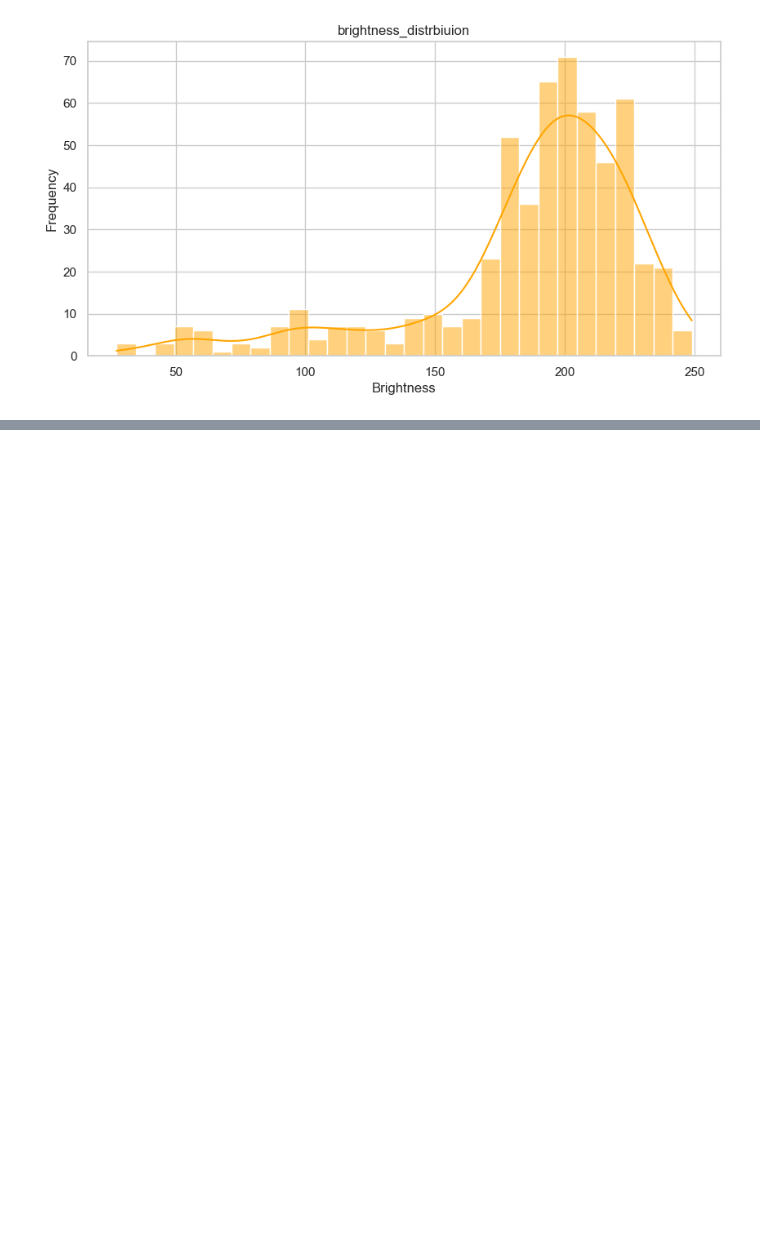
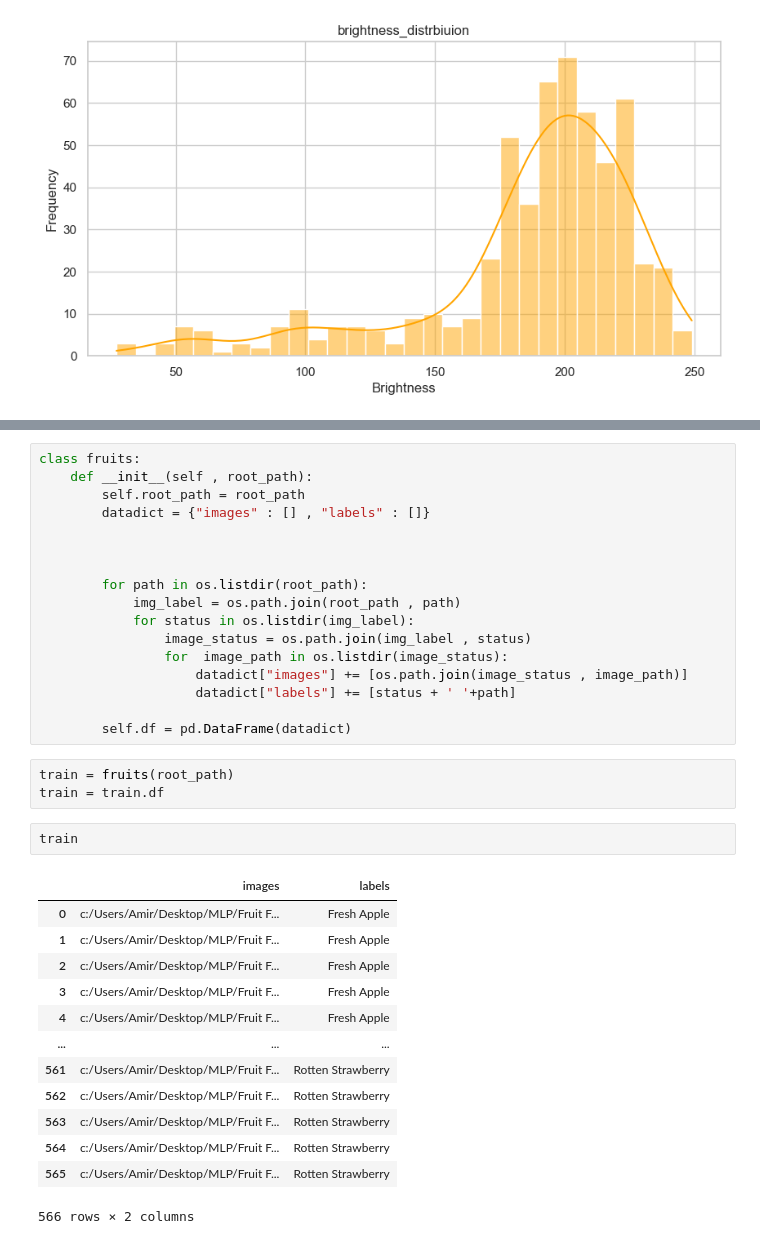
Before and after one commit to Amursen/transformer-models-for-CNN, a Jupyter notebook: main.ipynb, the cells around one changed output, grey strips where cells are left out. Drawn from its saved outputs; the diff is of its cells as text; blank space fills up the shorter version.

```diff
--- a/main.ipynb
+++ b/main.ipynb
@@ -187,0 +198,36 @@ num of labels : 233
+# %%
+class fruits:
+    def __init__(self , root_path):
+        self.root_path = root_path
+        datadict = {"images" : [] , "labels" : []}
+
+
+
+        for path in os.listdir(root_path):
+            img_label = os.path.join(root_path , path)
+            for status in os.listdir(img_label):
+                image_status = os.path.join(img_label , status)
+                for  image_path in os.listdir(image_status):
+                    datadict["images"] += [os.path.join(image_status , image_path)]
+                    datadict["labels"] += [status + ' '+path]
+
+        self.df = pd.DataFrame(datadict)
+# %%
+train = fruits(root_path)
+train = train.df
+# %%
+train
+# %% [output]
+|  | images | labels |
+| 0 | c:/Users/Amir/Desktop/MLP/Fruit F... | Fresh Apple |
+| 1 | c:/Users/Amir/Desktop/MLP/Fruit F... | Fresh Apple |
+| 2 | c:/Users/Amir/Desktop/MLP/Fruit F... | Fresh Apple |
+| 3 | c:/Users/Amir/Desktop/MLP/Fruit F... | Fresh Apple |
+| 4 | c:/Users/Amir/Desktop/MLP/Fruit F... | Fresh Apple |
+| ... | ... | ... |
+| 561 | c:/Users/Amir/Desktop/MLP/Fruit F... | Rotten Strawberry |
+| 562 | c:/Users/Amir/Desktop/MLP/Fruit F... | Rotten Strawberry |
+| 563 | c:/Users/Amir/Desktop/MLP/Fruit F... | Rotten Strawberry |
+| 564 | c:/Users/Amir/Desktop/MLP/Fruit F... | Rotten Strawberry |
+| 565 | c:/Users/Amir/Desktop/MLP/Fruit F... | Rotten Strawberry |
+566 rows × 2 columns
```
Also changed, not shown: parts of 18 cells of this notebook.
